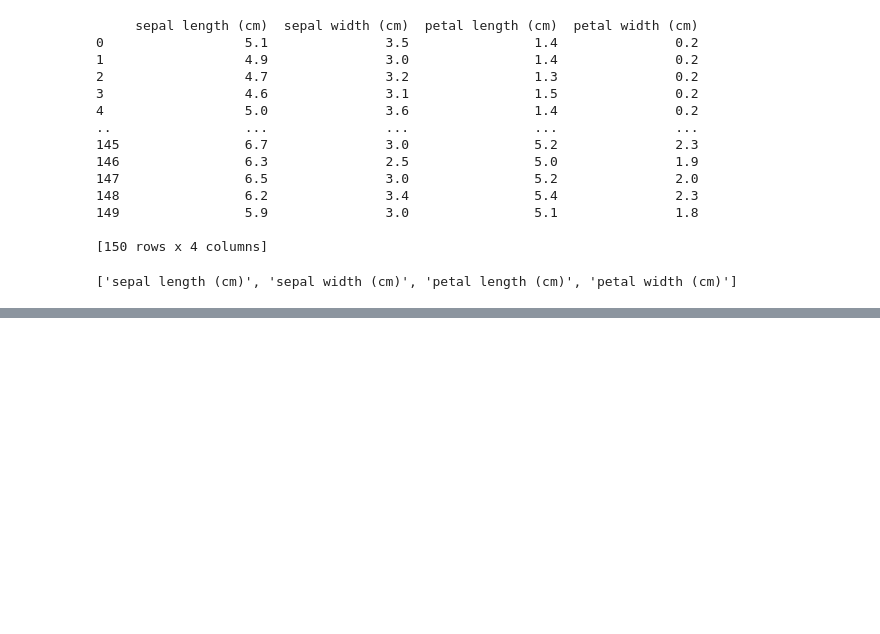
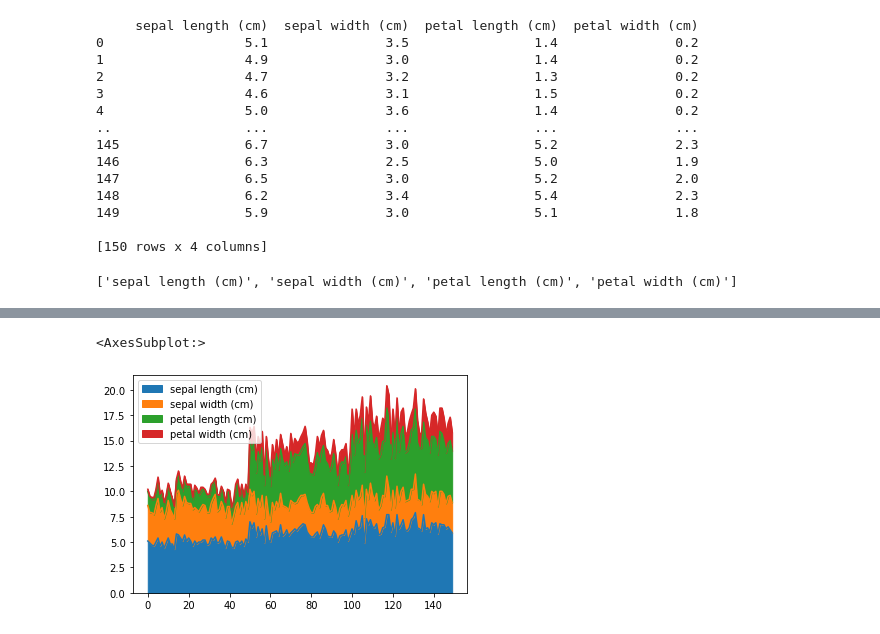
Before and after one commit to Parodix007/MLFirstSteps, a Jupyter notebook: FirstJupyterNoteBook.ipynb, the cells around one changed output, grey strips where cells are left out. Cells and saved outputs as stored; diff of their text form; code cells hidden in the pictures; blank space fills up the shorter version.

```diff
--- a/FirstJupyterNoteBook.ipynb
+++ b/FirstJupyterNoteBook.ipynb
@@ -107,0 +145,5 @@ print(iris.feature_names)
+# %%
+data_frame.plot.area() #example of area plot
+# %% [output]
+<AxesSubplot:>
+[figure, added]
```
Also changed, not shown: parts of 6 cells of this notebook, 2 other files.
